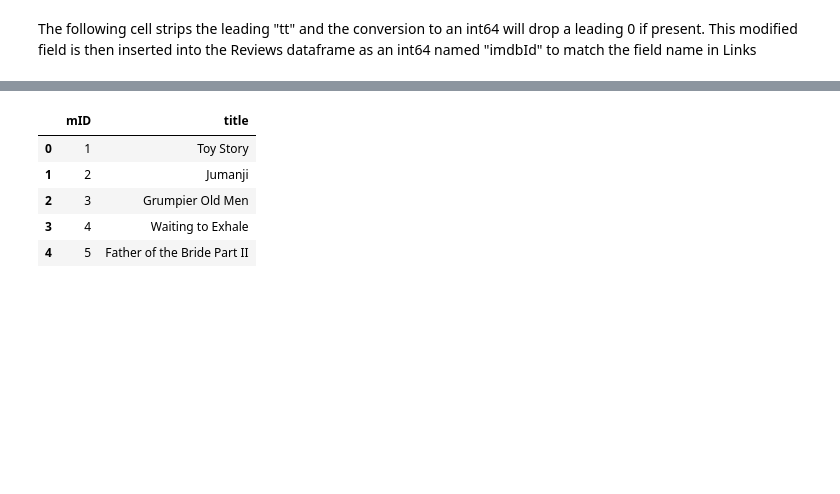
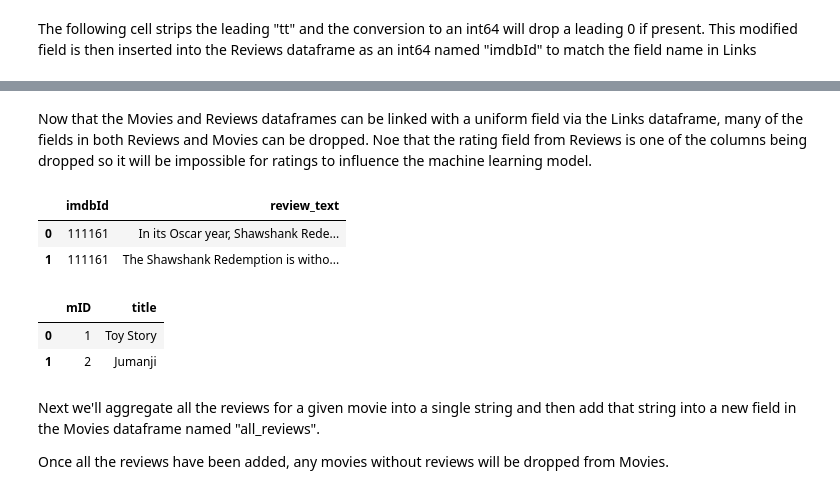
Before and after one commit to clayv/DTSA-5510_Final_Project, a Jupyter notebook: MovieReviewBasedRecommender.ipynb, the cells around one changed output, grey strips where cells are left out. Drawn from its saved outputs; the diff is of its cells as text; code cells hidden in the pictures; blank space fills up the shorter version.

```diff
--- a/MovieReviewBasedRecommender.ipynb
+++ b/MovieReviewBasedRecommender.ipynb
@@ -32,6 +33,8 @@ randomState = 42
 # %% [markdown]
 ### Step 0: Load the data
 # %%
+pd.set_option("display.max_colwidth", None)
+
 dfReviews = pd.read_json("./data/IMDB_reviews.json.zip", orient = "records", lines = True, compression="zip")
 dfLinks = pd.read_csv("./data/links.csv")
 dfMovies = pd.read_csv("./data/movies.csv")
@@ -100,15 +100,25 @@ dfReviews.head()
+# %% [markdown]
+Now that the Movies and Reviews dataframes can be linked with a uniform field via the Links dataframe, many of the fields in both Reviews and Movies can be dropped. Noe that the rating field from Reviews is one of the columns being dropped so it will be impossible for ratings to influence the machine learning model.
+# %%
+# Drop unneeded columns from Reviews
+dfReviews.drop(['review_date', 'movie_id', 'user_id', 'is_spoiler', 'rating', 'review_summary'], axis = 1, inplace = True)
+dfReviews.head(2)
+# %% [output]
+|  | imdbId | review_text |
+| 0 | 111161 | In its Oscar year, Shawshank Rede... |
+| 1 | 111161 | The Shawshank Redemption is witho... |
 # %%
-# Drop unneeded columns
-dfReviews.drop(['review_date', 'user_id', 'is_spoiler', 'rating', 'review_summary'], axis = 1, inplace = True)
+# Drop unneeded columns from Movies
 dfMovies.drop(dfMovies.iloc[:, 2:21], axis = 1, inplace = True)
-dfMovies.head()
+dfMovies.head(2)
 # %% [output]
 |  | mID | title |
 | 0 | 1 | Toy Story |
 | 1 | 2 | Jumanji |
-| 2 | 3 | Grumpier Old Men |
-| 3 | 4 | Waiting to Exhale |
-| 4 | 5 | Father of the Bride Part II |
+# %% [markdown]
+Next we'll aggregate all the reviews for a given movie into a single string and then add that string into a new field in the Movies dataframe named "all_reviews".
+
+Once all the reviews have been added, any movies without reviews will be dropped from Movies.
 # %%
 def collectReviews():
     dfMovies['all_reviews'] = ""
```
Also changed, not shown: parts of 40 cells of this notebook.
